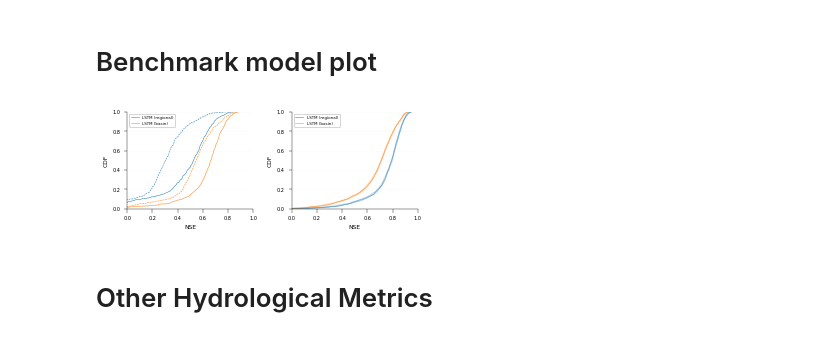
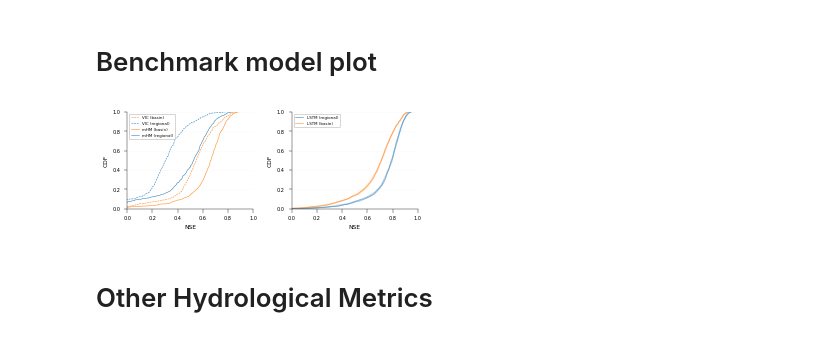
Before and after one commit to kratzert/never-paper, a Jupyter notebook: create_all_figures_ensemble_runs.ipynb, the cells around one changed output. Drawn from its saved outputs; the diff is of its cells as text; code cells hidden in the pictures.

Commit message:
Fix legend issue

```diff
--- a/create_all_figures_ensemble_runs.ipynb
+++ b/create_all_figures_ensemble_runs.ipynb
@@ -30,7 +30,7 @@ from neuralhydrology.evaluation import utils as nh_eval_utils
 Make sure to adapt the paths below according to your local copy of the paper data.
 # %%
 # Path to the root directory of the provided data of the paper.
-PAPER_DIR = Path("/usr/local/google/home/kratzert/Data/single-basin-vs-regional-model/final")
+PAPER_DIR = Path("/usr/local/google/home/kratzert/Data/single-basin-vs-regional-model")
 
 # Path to the benchmark models, downloaded from https://www.hydroshare.org/resource/474ecc37e7db45baa425cdb4fc1b61e1/
 # The path should point to the directory that contains the extracted per-basin netCDF files.
@@ -254,39 +256,41 @@ for model, plot_def in model_to_plot_def.items():
         continue
     xs, ys = ecdf(benchmark_df[model])
     ax[0].plot(xs, ys, color=plot_def["color"], ls=plot_def["ls"], label=plot_def["label"])
+
+ax[0].legend()
 
 # Plot LSTM results
 for i in range(10):
     xs, ys = ecdf(df_single[f"single_basin_{i}"].values)
     # Only add label for first ensemble member
     if i == 0:
         ax[1].plot(xs, ys, color=model_to_plot_def["lstm_basin"]["color"], ls=model_to_plot_def["lstm_basin"]["ls"], label=model_to_plot_def["lstm_basin"]["label"], alpha=alpha)
     else:
         ax[1].plot(xs, ys, color=model_to_plot_def["lstm_basin"]["color"], ls=model_to_plot_def["lstm_basin"]["ls"], alpha=alpha)
 
     xs, ys = ecdf(df_regional[f"regional_model_{i}"].values)
     # Only add label for first ensemble member
     if i == 0:
         ax[1].plot(xs, ys, color=model_to_plot_def["lstm_regional"]["color"], ls=model_to_plot_def["lstm_regional"]["ls"], label=model_to_plot_def["lstm_regional"]["label"], alpha=alpha)
     else:
         ax[1].plot(xs, ys, color=model_to_plot_def["lstm_regional"]["color"], ls=model_to_plot_def["lstm_regional"]["ls"], alpha=alpha)
 
+lines_for_legend = [mpl.lines.Line2D([0], [0], color='C0'), mpl.lines.Line2D([0], [0], color='C1')]
+labels_for_legend = ['LSTM (regional)', 'LSTM (basin)']
+ax[1].legend(lines_for_legend, labels_for_legend)
+
 for i in range(2):
     ax[i].set_xlim(0, 1)
     ax[i].set_ylim(0, 1)
-    if i == 1:
-        lines_for_legend = [mpl.lines.Line2D([0], [0], color='C0'), mpl.lines.Line2D([0], [0], color='C1')]
-        labels_for_legend = ['LSTM (regional)', 'LSTM (basin)']
-    ax[i].legend(lines_for_legend, labels_for_legend)
     ax[i].set_xlabel("NSE")
     ax[i].set_ylabel("CDF")
     ax[i].grid(alpha=0.3, axis='y')
 
 fig.tight_layout()
 
 plt.savefig(FIGURE_DIR / "benchmark_vs_lstm_single_vs_regional.pdf", bbox_inches="tight", format="pdf")
 # %% [output]
-[figure, old version]
+[figure, new version]
 # %% [markdown]
 # Other Hydrological Metrics
 # %%
```
Also changed, not shown: parts of 1 cell of this notebook.
